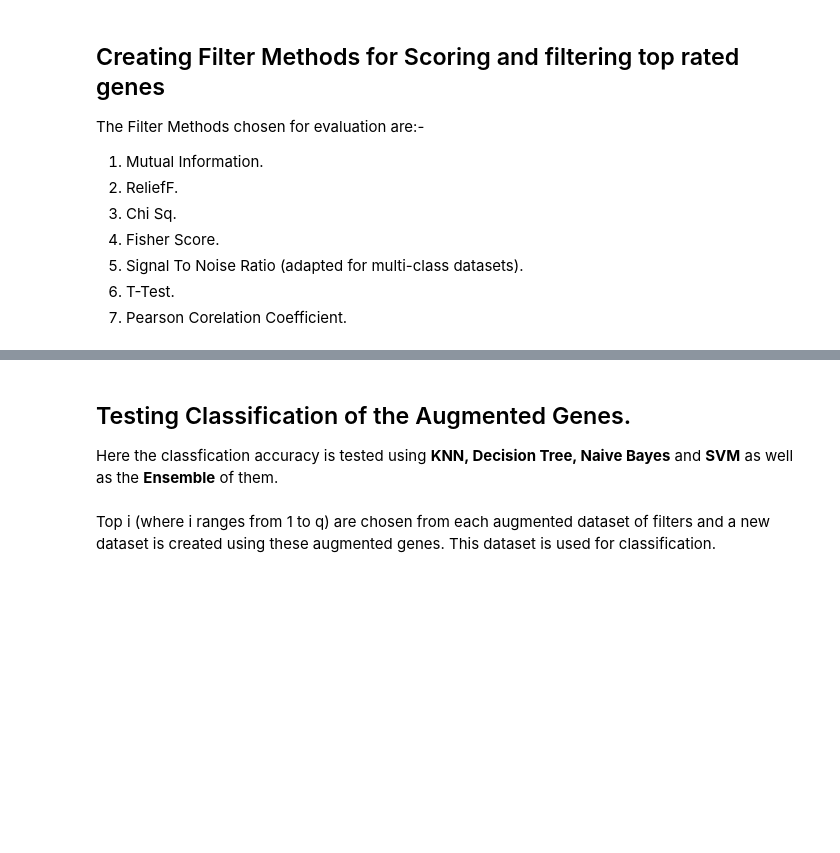
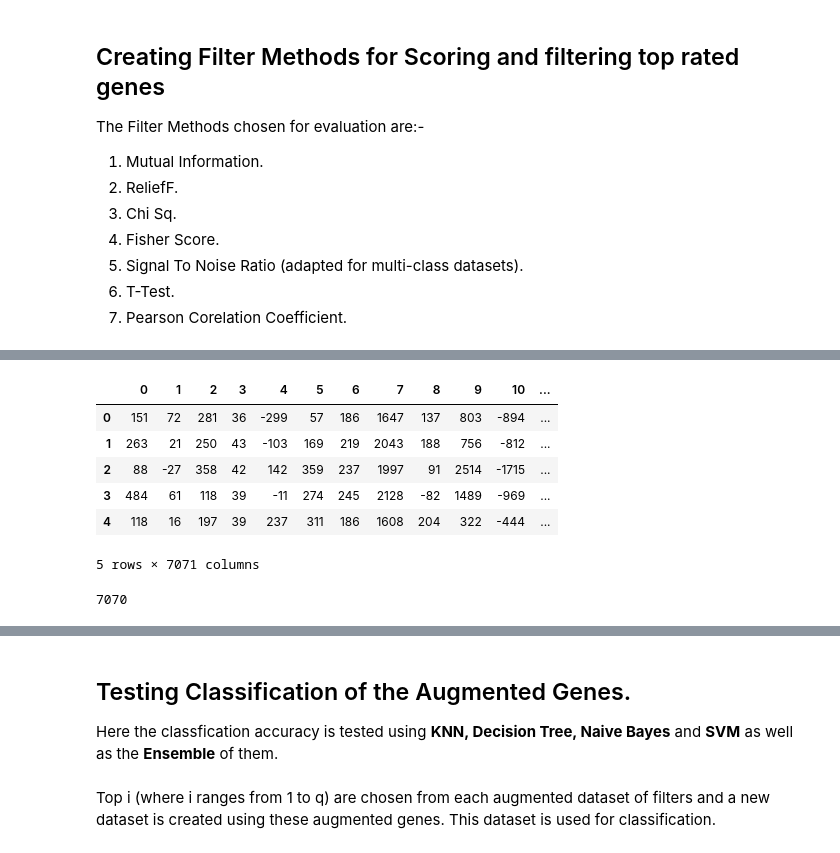
Before and after one commit to abhik-99/MFSAC, a Jupyter notebook: (Train)_5_fold_Cross_Validation_on_MFSGC.ipynb, the cells around one changed output, grey strips where cells are left out. Drawn from its saved outputs; the diff is of its cells as text; code cells hidden in the pictures; blank space fills up the shorter version.

```diff
--- a/(Train)_5_fold_Cross_Validation_on_MFSGC.ipynb
+++ b/(Train)_5_fold_Cross_Validation_on_MFSGC.ipynb
@@ -609,0 +378,31 @@ snr_cluster, gene_repre_7 = get_clusters(sorted_snr, feature, 7, target)
+# %%
+#DATASET is the name of the dataset being used.
+DATASET="Leukemia"
+
+#NEIGHBOURS determines neighbours arg for ReliefF
+#for any dataset which contains any class sample
+# <10, make it less than 10. Eg of such dataset - SRBCT
+NEIGHBOURS = 2
+
+#p is the number of top genes taken after sorting the filter scores
+p = 800
+
+#q is the number of top augmented genes chosen from each filter after running
+#SGC
+q = 5
+# %%
+data_df=pd.read_csv("%s.txt"%(DATASET),sep="\t", index_col=None, header=None)
+print(data_df.shape)
+target=data_df.iloc[:,-1]
+feature=pd.DataFrame(data_df.iloc[:,:-1].values,dtype='float')
+m,n=feature.shape
+print(m,n)
+print(feature.head())
+print("Number of classes - ")
+classes = np.unique(target)
+for x in classes:
+  print("Class -",x,"Number of Samples -", len(np.where(target == x)[0]))
+
+feature_norm=pd.DataFrame(MinMaxScaler().fit_transform(feature))
+
+count_genes = dict(zip(map(int,feature.columns.tolist()), np.zeros(data_df.shape[1], dtype= np.int16)))
@@ -609,0 +423,10 @@ snr_cluster, gene_repre_7 = get_clusters(sorted_snr, feature, 7, target)
+# %%
+data_df.head()
+# %% [output]
+|  | 0 | 1 | 2 | 3 | 4 | 5 | 6 | 7 | 8 | 9 | 10 | ... |
+| 0 | 151 | 72 | 281 | 36 | -299 | 57 | 186 | 1647 | 137 | 803 | -894 | ... |
+| 1 | 263 | 21 | 250 | 43 | -103 | 169 | 219 | 2043 | 188 | 756 | -812 | ... |
+| 2 | 88 | -27 | 358 | 42 | 142 | 359 | 237 | 1997 | 91 | 2514 | -1715 | ... |
+| 3 | 484 | 61 | 118 | 39 | -11 | 274 | 245 | 2128 | -82 | 1489 | -969 | ... |
+| 4 | 118 | 16 | 197 | 39 | 237 | 311 | 186 | 1608 | 204 | 322 | -444 | ... |
+5 rows × 7071 columns
@@ -609,0 +445,4 @@ snr_cluster, gene_repre_7 = get_clusters(sorted_snr, feature, 7, target)
+# %%
+print(len(count_genes))
+# %% [output]
+7070
```
Also changed, not shown: parts of 44 cells of this notebook.
